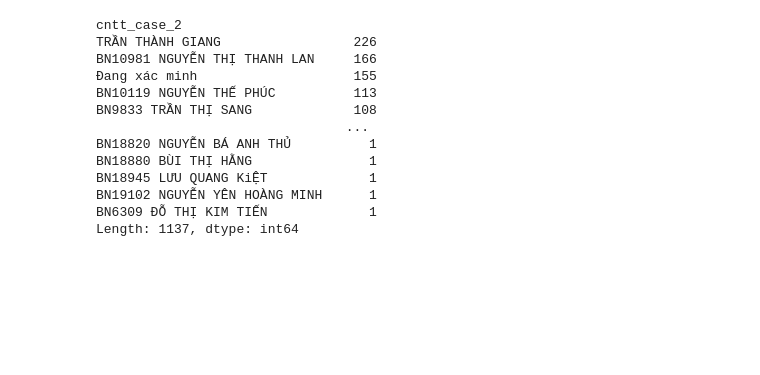
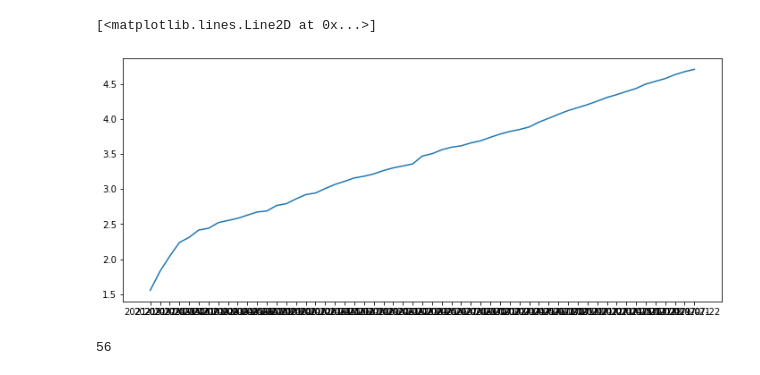
Before and after one commit to pham-k/covid-data-analysis, a Jupyter notebook: notebook/exploratory/explore.ipynb, the cells around one changed output. Drawn from its saved outputs; the diff is of its cells as text; code cells hidden in the pictures; blank space fills up the shorter version.

Commit message:
Add test-data analysis, epinow2 model and count event function

```diff
--- a/notebook/exploratory/explore.ipynb
+++ b/notebook/exploratory/explore.ipynb
@@ -4,6 +8,6 @@ import pathlib
 # %%
 interim = pathlib.Path().cwd().parent.parent / 'data' / 'interim'
 # %%
-df = pd.read_csv(interim / 'public.csv')
+df = pd.read_csv(interim / 'inc-beta.csv', index_col=0).loc[:'2021-07-22']
 # pbdf = pd.read_csv(interim / 'pbdf.csv')
 # %%
@@ -12,16 +35,9 @@ df = pd.read_csv(interim / 'public.csv')
+# %%
+df['inc_cumsum_log'] = df.inc_cumsum.apply(lambda x: math.log(x, 10))
 # %%
-df.value_counts('cntt_case_2')
+fig, ax = plt.subplots(figsize=(12, 5))
+# ax.plot(df.index, df.inc)
+ax.plot(df.index, df.inc_cumsum_log)
 # %% [output]
-cntt_case_2
-TRẦN THÀNH GIANG                 226
-BN10981 NGUYỄN THỊ THANH LAN     166
-Đang xác minh                    155
-BN10119 NGUYỄN THẾ PHÚC          113
-BN9833 TRẦN THỊ SANG             108
-                                ...
-BN18820 NGUYỄN BÁ ANH THỦ          1
-BN18880 BÙI THỊ HẰNG               1
-BN18945 LƯU QUANG KiỆT             1
-BN19102 NGUYỄN YÊN HOÀNG MINH      1
-BN6309 ĐỖ THỊ KIM TIẾN             1
-Length: 1137, dtype: int64
+[<matplotlib.lines.Line2D at 0x...>]
+[figure, added]
@@ -27,0 +47,4 @@ Length: 1137, dtype: int64
+# %%
+list(df.index).index('2021-07-22')
+# %% [output]
+56
```
Also changed, not shown: parts of 7 cells of this notebook, 47 other files.
